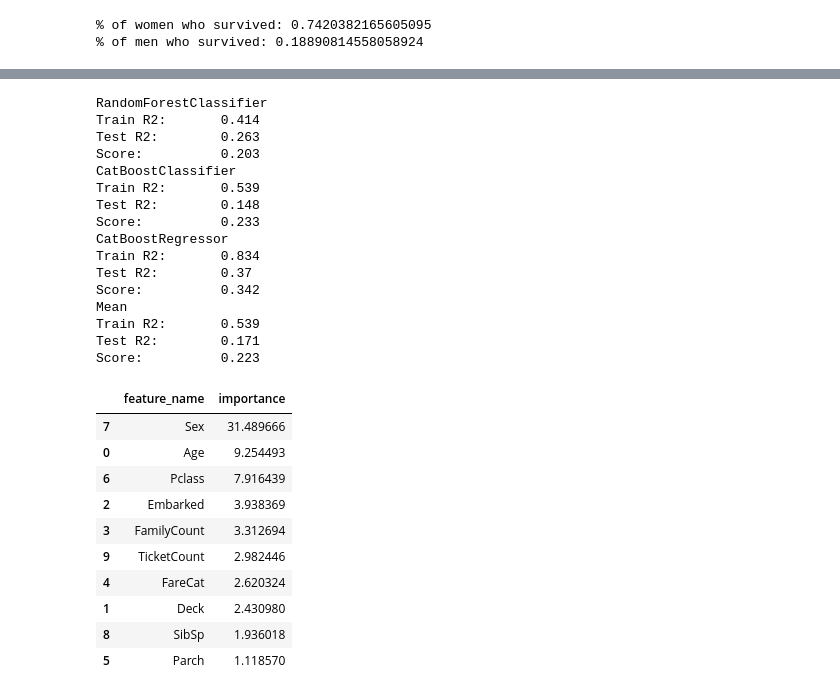
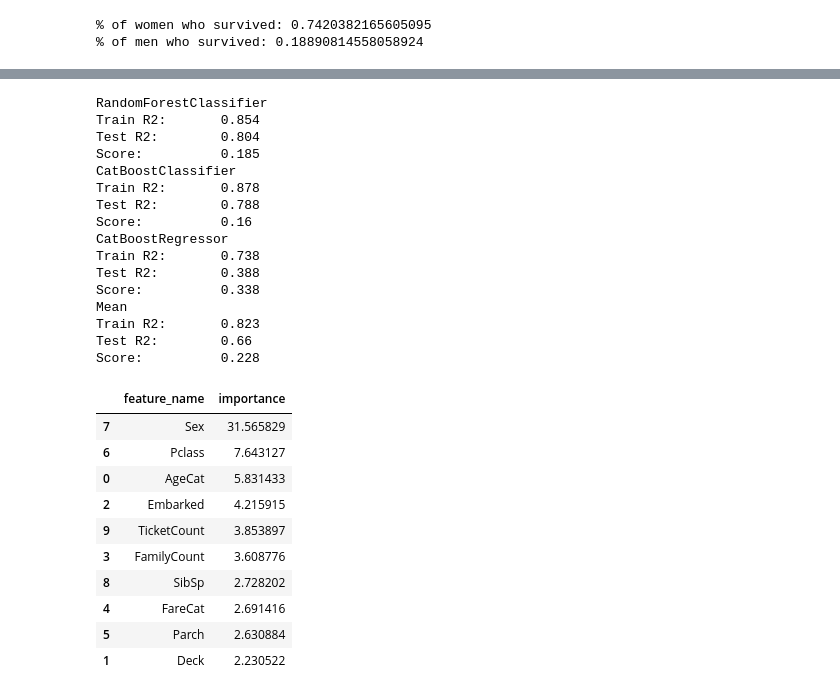
Before and after one commit to BlackStoneShadow/Python, a Jupyter notebook: MLearning/Basic/Lesson5/titanic.ipynb, the cells around one changed output, grey strips where cells are left out. Saved outputs shown, nothing was run; the diff lists cells and outputs as text; code cells hidden in the pictures.

```diff
--- a/MLearning/Basic/Lesson5/titanic.ipynb
+++ b/MLearning/Basic/Lesson5/titanic.ipynb
@@ -96,6 +97,7 @@ train_data = replace(train_data)
 train_data = Calc_NaN(train_data, "Embarked", ["Pclass", "Sex", "SibSp", "Parch", "FamilyCount"])
 train_data = Calc_NaN(train_data, "FareCat", ["Pclass", "Sex", "SibSp", "Parch", "FamilyCount", "Embarked"])
 train_data = Calc_NaN(train_data, "Age", ["Pclass", "Sex", "SibSp", "Parch", "Embarked", "FamilyCount", "FareCat"])
+train_data = Calc_NaN(train_data, "AgeCat", ["Pclass", "Sex", "SibSp", "Parch", "Embarked", "FamilyCount", "FareCat", "Age"])
 train_data = Calc_NaN(train_data, "Deck", ["Pclass", "Sex", "SibSp", "Parch", "Embarked", "FamilyCount", "FareCat", "Age"])
 
 train_data.info()
@@ -165,7 +168,7 @@ print("% of men who survived:", sum(men)/len(men))
 import matplotlib.pyplot as plt
 
 plt.figure(figsize=(16, 16))
-features = {"SibSp":1, "Parch":1, "Pclass":1, "Embarked":1, "Deck":1, "TicketCount":1, "FamilyCount":1, "FareCat":1, "Age":0}
+features = {"SibSp":1, "Parch":1, "Pclass":1, "Embarked":1, "Deck":1, "TicketCount":1, "FamilyCount":1, "FareCat":1, "AgeCat":1}
 
 for key, value in features.items():
     value_count = train_data.loc[train_data.Survived == value][key].value_counts()
@@ -187,12 +190,19 @@ plt.show()
 # %%
+from sklearn.metrics import accuracy_score as acu
 from sklearn.metrics import r2_score as r2
 
-def evaluate_preds(train_true_values, train_pred_values, test_true_values, test_pred_values, cv_score):
-    print(f"Train R2:\t{round(r2(train_true_values, train_pred_values), 3)}")
-    print(f"Test R2:\t{round(r2(test_true_values, test_pred_values), 3)}")
-    print(f"Score:\t\t{round(cv_score.mean(), 3)}")
+def evaluate_preds_R2(train_true_values, train_pred_values, test_true_values, test_pred_values, cv_score):
+    return r2(train_true_values, train_pred_values), r2(test_true_values, test_pred_values), cv_score.mean()
+
+def evaluate_preds_accuracy(train_true_values, train_pred_values, test_true_values, test_pred_values, cv_score):
+    return acu(train_true_values, train_pred_values), acu(test_true_values, test_pred_values), cv_score.mean()
+
+def evaluate_preds(train_values, test_values, cv_score):
+    print(f"Train R2:\t{round(train_values, 3)}")
+    print(f"Test R2:\t{round(test_values, 3)}")
+    print(f"Score:\t\t{round(cv_score, 3)}")
 # %%
-features = ["Sex", "SibSp", "Parch", "Pclass", "Embarked", "Deck", "Age", "FamilyCount", "FareCat", "TicketCount"]
+features = ["Sex", "SibSp", "Parch", "Pclass", "Embarked", "Deck", "AgeCat", "FamilyCount", "FareCat", "TicketCount"]
 # %%
 from sklearn.model_selection import train_test_split
 from sklearn.model_selection import KFold, cross_val_score
@@ -224,59 +234,64 @@ def model_testR2(data, model):
 # coefficient of determination
 from sklearn.ensemble import RandomForestClassifier
 from catboost import CatBoostClassifier, CatBoostRegressor
 
 y_train1, y_train_preds1, y_valid1, y_valid_preds1, cv_score1, feature_imp1 = model_testR2(train_data, RandomForestClassifier(n_estimators=100, max_depth=5, random_state=1))
 y_train2, y_train_preds2, y_valid2, y_valid_preds2, cv_score2, feature_imp2 = model_testR2(train_data, CatBoostClassifier(iterations=32, depth=15, loss_function='Logloss', silent=True, ))
 y_train3, y_train_preds3, y_valid3, y_valid_preds3, cv_score3, feature_imp3 = model_testR2(train_data, CatBoostRegressor(depth=9, l2_leaf_reg=2, iterations=1000, loss_function='RMSE', eval_metric='RMSE', random_seed=21, silent=True, ))
 
 y_train = np.array(tuple(map(lambda item: 1 if item > 0.5 else 0, np.mean(np.array([ y_train1, y_train2, y_train3 ]), axis=0))))
 y_valid = np.array(tuple(map(lambda item: 1 if item > 0.5 else 0, np.mean(np.array([ y_valid1, y_valid2, y_valid3 ]), axis=0))))
 
 y_train_preds = np.array(tuple(map(lambda item: 1 if item > 0.5 else 0, np.mean(np.array([ y_train_preds1, y_train_preds2, y_train_preds3 ]), axis=0))))
 y_valid_preds = np.array(tuple(map(lambda item: 1 if item > 0.5 else 0, np.mean(np.array([ y_valid_preds1, y_valid_preds2, y_valid_preds3 ]), axis=0))))
 
 cv_score = np.mean(np.array([ cv_score1, cv_score2, cv_score2 ]), axis=0)
 
 feature_imp = pd.concat([feature_imp1, feature_imp2, feature_imp3]).groupby(["feature_name"]).agg(importance = ("importance", "mean")).reset_index()
 
+train_value1, test_value1, csore_value1 = evaluate_preds_accuracy(y_train1, y_train_preds1, y_valid1, y_valid_preds1, cv_score1)
+train_value2, test_value2, csore_value2 = evaluate_preds_accuracy(y_train2, y_train_preds2, y_valid2, y_valid_preds2, cv_score2)
+train_value3, test_value3, csore_value3 = evaluate_preds_R2(y_train3, y_train_preds3, y_valid3, y_valid_preds3, cv_score3)
 print("RandomForestClassifier")
-evaluate_preds(y_train1, y_train_preds1, y_valid1, y_valid_preds1, cv_score1)
+evaluate_preds(train_value1, test_value1, csore_value1)
 print("CatBoostClassifier")
-evaluate_preds(y_train2, y_train_preds2, y_valid2, y_valid_preds2, cv_score2)
+evaluate_preds(train_value2, test_value2, csore_value2)
 print("CatBoostRegressor")
-evaluate_preds(y_train3, y_train_preds3, y_valid3, y_valid_preds3, cv_score3)
+evaluate_preds(train_value3, test_value3, csore_value3)
 print("Mean")
-evaluate_preds(y_train, y_train_preds, y_valid, y_valid_preds, cv_score)
+evaluate_preds(np.mean(np.array([ train_value1, train_value2, train_value3 ]), axis=0),
+               np.mean(np.array([ test_value1, test_value2, test_value3 ]), axis=0),
+               np.mean(np.array([ csore_value1, csore_value2, csore_value3 ]), axis=0))
 
 display(feature_imp.sort_values(by="importance", ascending = False))
 # %% [output]
 RandomForestClassifier
-Train R2:       0.414
-Test R2:        0.263
-Score:          0.203
+Train R2:       0.854
+Test R2:        0.804
+Score:          0.185
 CatBoostClassifier
-Train R2:       0.539
-Test R2:        0.148
-Score:          0.233
+Train R2:       0.878
+Test R2:        0.788
+Score:          0.16
 CatBoostRegressor
-Train R2:       0.834
-Test R2:        0.37
-Score:          0.342
+Train R2:       0.738
+Test R2:        0.388
+Score:          0.338
 Mean
-Train R2:       0.539
-Test R2:        0.171
-Score:          0.223
+Train R2:       0.823
+Test R2:        0.66
+Score:          0.228
 |  | feature_name | importance |
-| 7 | Sex | 31.489666 |
-| 0 | Age | 9.254493 |
-| 6 | Pclass | 7.916439 |
-| 2 | Embarked | 3.938369 |
-| 3 | FamilyCount | 3.312694 |
-| 9 | TicketCount | 2.982446 |
-| 4 | FareCat | 2.620324 |
-| 1 | Deck | 2.430980 |
-| 8 | SibSp | 1.936018 |
-| 5 | Parch | 1.118570 |
+| 7 | Sex | 31.565829 |
+| 6 | Pclass | 7.643127 |
+| 0 | AgeCat | 5.831433 |
+| 2 | Embarked | 4.215915 |
+| 9 | TicketCount | 3.853897 |
+| 3 | FamilyCount | 3.608776 |
+| 8 | SibSp | 2.728202 |
+| 4 | FareCat | 2.691416 |
+| 5 | Parch | 2.630884 |
+| 1 | Deck | 2.230522 |
 # %%
 def model_predict(train_data, test_data, model):
     X = pd.get_dummies(train_data[features])
```
Also changed, not shown: parts of 5 cells of this notebook, 1 other file.
